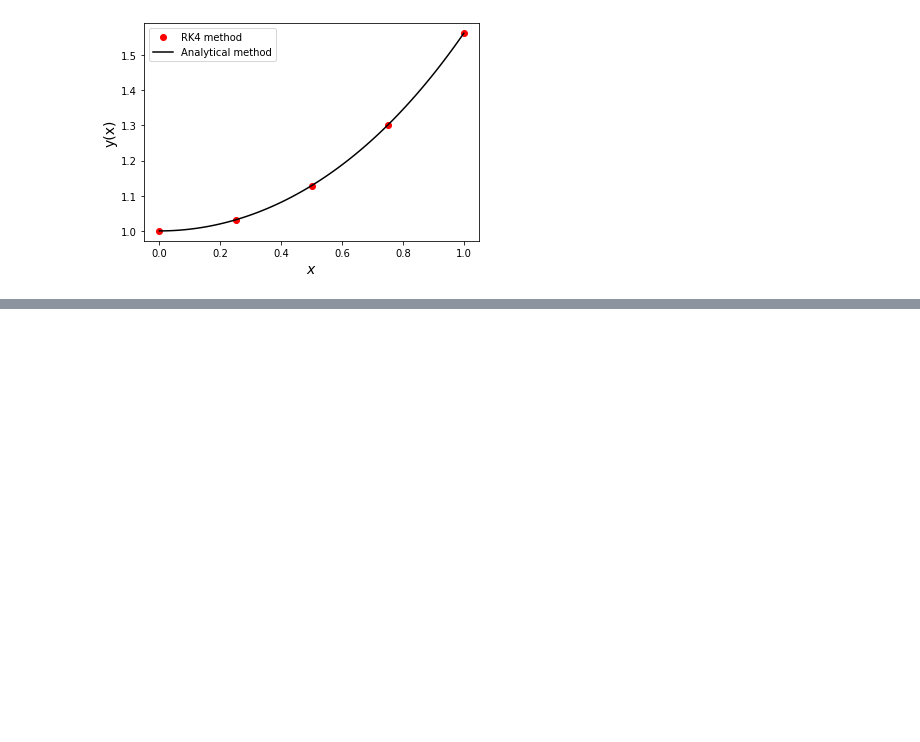
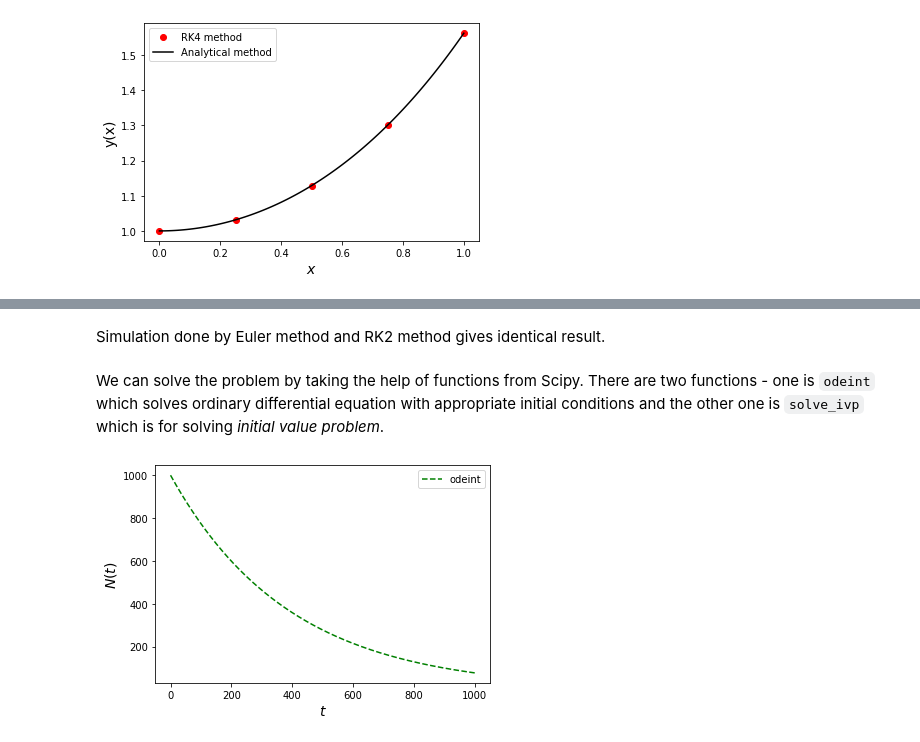
Before and after one commit to SubirSarkar2021/compulab.github.io, a Jupyter notebook: docs/sem3(2).ipynb, the cells around one changed output, grey strips where cells are left out. Saved outputs shown, nothing was run; the diff lists cells and outputs as text; code cells hidden in the pictures; blank space fills up the shorter version.

```diff
--- a/docs/sem3(2).ipynb
+++ b/docs/sem3(2).ipynb
@@ -369,0 +368,23 @@ Simulation done by Euler method and RK2 method gives identical result.
+# %% [markdown]
+Simulation done by Euler method and RK2 method gives identical result.
+# %% [markdown]
+We can solve the problem by taking the help of functions from Scipy. There are two functions - one is `odeint` which solves ordinary differential equation with appropriate initial conditions and the other one is `solve_ivp` which is for solving *initial value problem*.
+# %%
+# Solving by odeint
+from scipy.integrate import odeint
+def model(N, t):
+    return -lamda*N
+
+T_half = 4.5*60
+lamda = 0.693/T_half
+t = np.linspace(0, 1000, 10000)
+N0 = 1000
+sol = odeint(model, N0, t)
+
+plt.plot(t, sol[:,0], 'g--', label='odeint')
+plt.legend()
+plt.xlabel('$t$', fontsize=14)
+plt.ylabel('$N(t)$', fontsize=14)
+plt.show()
+# %% [output]
+[figure, added]
```
Also changed, not shown: parts of 14 cells of this notebook, 6 other files.
